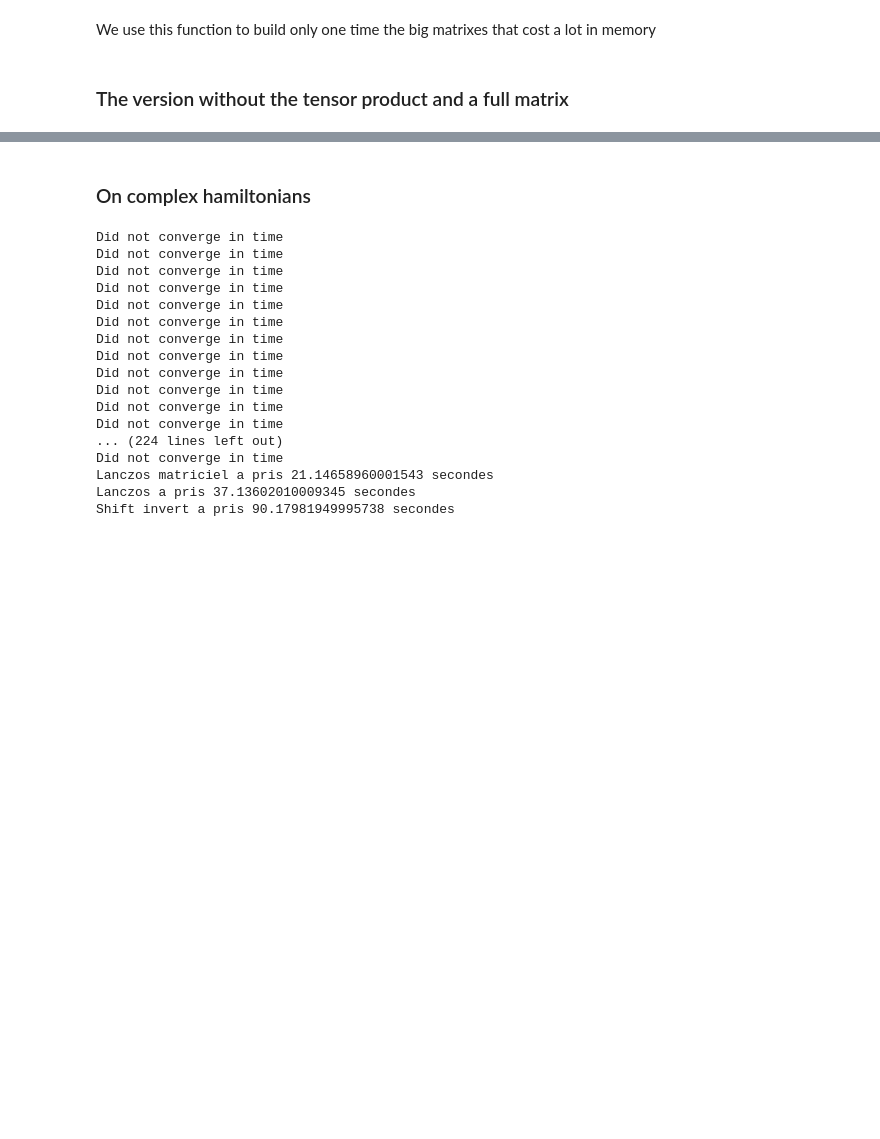
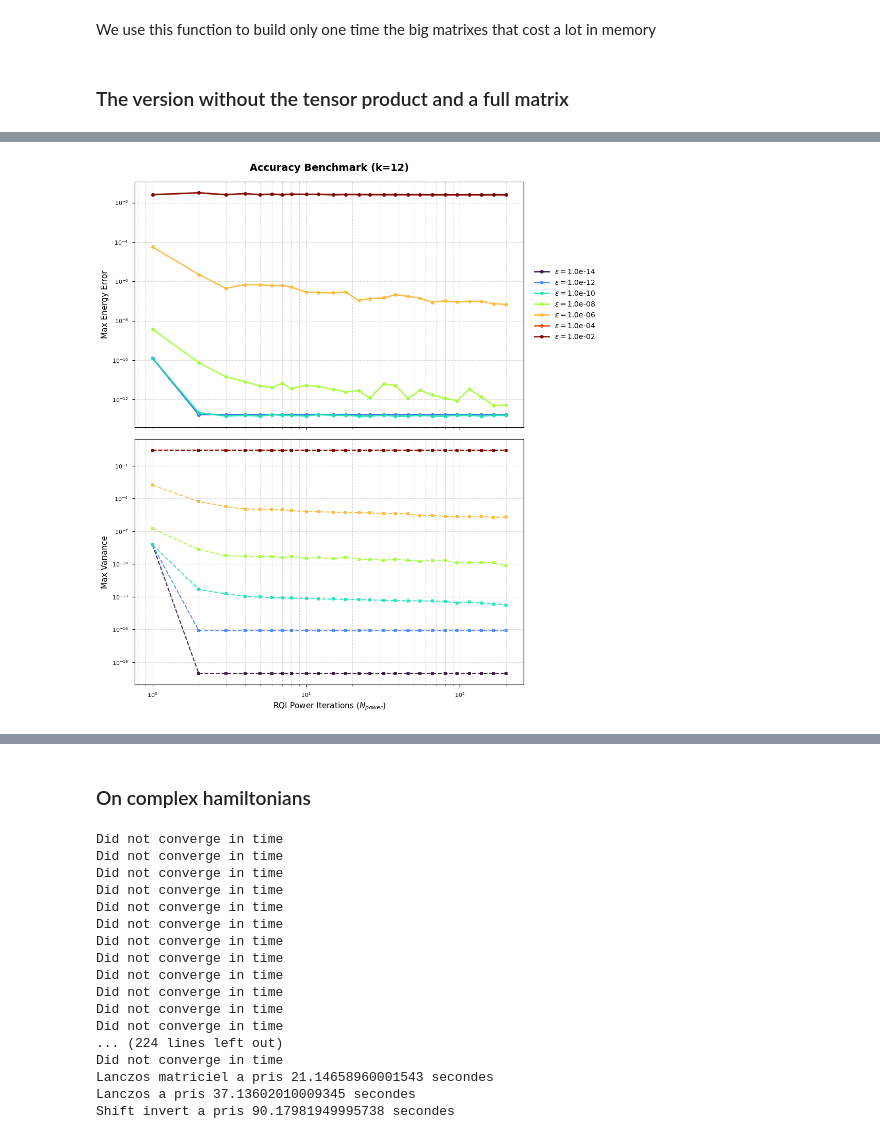
Before and after one commit to Grucciman/TR-Control, a Jupyter notebook: Internship/shift_invert.ipynb, the cells around one changed output, grey strips where cells are left out. Saved outputs shown, nothing was run; the diff lists cells and outputs as text; code cells hidden in the pictures; blank space fills up the shorter version.

Commit message:
benchmark

```diff
--- a/Internship/shift_invert.ipynb
+++ b/Internship/shift_invert.ipynb
@@ -464,11 +241,14 @@ def get_branch(H_func, E_0, v_0, param_list, tol=1e-8):
 
     return energies, np.array(vectors)
 # %%
+# get values shift invert real
 # This function use the other one to give all the values. It started by computing exact diagonalisation and compute
 # iteratively the different branches. n_branches gives the number of eigen_value to compute.
 
 
-def get_values_shift_invert_real(H_func, n_branches, param_list, shift, tol=1e-8):
+def get_values_shift_invert_real(H_func, n_branches, param_list, shift, tol=1e-8, N_power = 5, tol_exit = 1e-8):
+    if shift == 0:
+        print('Attention shift = 0')
     H_0 = H_func(param_list[0])
     # On s'assure de la symétrie dès le départ
     H_0 = (H_0 + H_0.T) / 2
@@ -493,7 +273,7 @@ def get_values_shift_invert_real(H_func, n_branches, param_list, shift, tol=1e-8
         #H_at_param = (H_at_param + H_at_param.T) / 2
 
         for k in range(n_branches):
-            E_new, v_new = shift_invert_step(H_at_param, current_E[k], current_V[k], shift, tol=tol)
+            E_new, v_new = shift_invert_step(H_at_param, current_E[k], current_V[k], shift, tol=tol, N_power = N_power, tol_exit = tol_exit)
 
             current_E[k] = E_new
             current_V[k] = v_new
@@ -502,6 +282,11 @@ def get_values_shift_invert_real(H_func, n_branches, param_list, shift, tol=1e-8
             all_vectors[k, t, :] = v_new
 
     return all_energies, all_vectors
+
+
+    # get values shift invert real
+# This function use the other one to give all the values. It started by computing exact diagonalisation and compute
+# iteratively the different branches. n_branches gives the number of eigen_value to compute.
 # %%
 def get_values_shift_invert_complex(H_func, n_branches, param_list, tol=1e-8):
     def is_truly_complex(H_op, n_dim):
@@ -969,0 +984,72 @@ KeyboardInterrupt:
+# %%
+import numpy as np
+import matplotlib.pyplot as plt
+
+# 1. Sélection rigoureuse de la moitié des données (1 sur 2)
+# On prend les clés, on les trie, et on en garde une sur deux
+sorted_tols = sorted(results_error.keys())
+selected_tols = sorted_tols[::2]
+
+# 2. Nouvelle palette de couleurs dédiée uniquement aux courbes affichées
+# Cela garantit d'avoir un vrai bleu au début et un vrai rouge à la fin
+colors = plt.cm.turbo(np.linspace(0, 1, len(selected_tols)))
+
+# --- FIGURE 1 : PRECISION ---
+fig1, (ax1, ax2) = plt.subplots(2, 1, figsize=(10, 11), sharex=True)
+
+for tol_val, color in zip(selected_tols, colors):
+    lbl = r"$\epsilon = $" + f"{tol_val:.1e}"
+
+    # On ne trace que les données sélectionnées
+    ax1.plot(N_power_list, results_error[tol_val], 'o-',
+             label=lbl, color=color, markersize=5, linewidth=2, alpha=0.9)
+
+    ax2.plot(N_power_list, results_variance[tol_val], 's--',
+             label=lbl, color=color, markersize=5, linewidth=1.5, alpha=0.9)
+
+# Esthétique Figure 1
+ax1.set_yscale('log')
+ax1.set_ylabel(r'Max Energy Error', fontsize=11)
+ax1.set_title(f'Accuracy Benchmark (k={target_k})', fontweight='bold', pad=15)
+ax1.grid(True, which="both", ls="--", alpha=0.5)
+# Légende à droite, centrée verticalement par rapport à l'axe
+ax1.legend(bbox_to_anchor=(1.02, 0.5), loc='center left', borderaxespad=0)
+
+ax2.set_xscale('log')
+ax2.set_yscale('log')
+ax2.set_ylabel(r'Max Variance', fontsize=11)
+ax2.set_xlabel(r'RQI Power Iterations ($N_{power}$)', fontsize=11)
+ax2.grid(True, which="both", ls="--", alpha=0.5)
+
+plt.tight_layout()
+plt.show()
+
+# --- FIGURE 2 : PERFORMANCE ---
+fig2, (ax3, ax4) = plt.subplots(2, 1, figsize=(10, 11), sharex=True)
+
+for tol_val, color in zip(selected_tols, colors):
+    lbl = r"$\epsilon = $" + f"{tol_val:.1e}"
+
+    ax3.plot(N_power_list, results_time_avg[tol_val], 'd-',
+             label=lbl, color=color, markersize=5, linewidth=2)
+
+    ax4.plot(N_power_list, results_time_max[tol_val], '^--',
+             color=color, markersize=5, linewidth=1.5)
+
+# Esthétique Figure 2
+ax3.set_yscale('log')
+ax3.set_ylabel('Avg Time (s)', fontsize=11)
+ax3.set_title('Performance Benchmark', fontweight='bold', pad=15)
+ax3.grid(True, which="both", ls="--", alpha=0.5)
+ax3.legend(bbox_to_anchor=(1.02, 0.5), loc='center left')
+
+ax4.set_xscale('log')
+ax4.set_yscale('log')
+ax4.set_ylabel('Max Time (s)', fontsize=11)
+ax4.set_xlabel(r'RQI Power Iterations ($N_{power}$)', fontsize=11)
+ax4.grid(True, which="both", ls="--", alpha=0.5)
+
+plt.tight_layout()
+plt.show()
+# %% [output]
+[figure, added]
```
Also changed, not shown: parts of 33 cells of this notebook.
